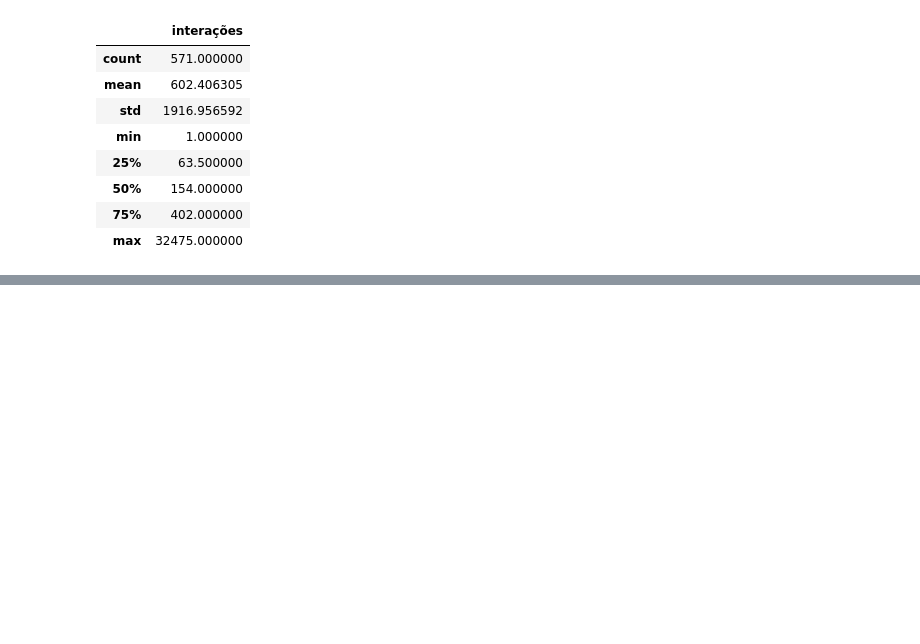
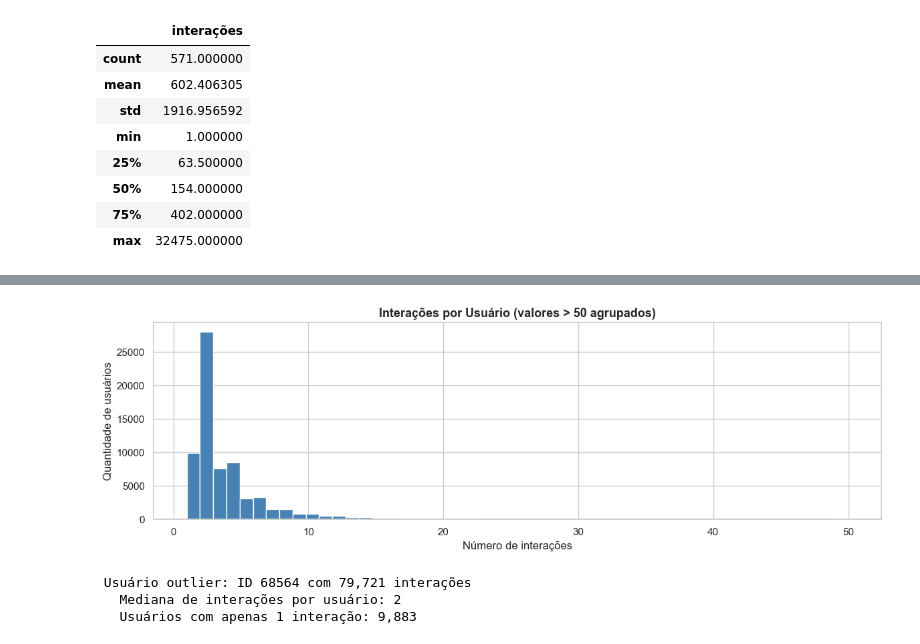
Before and after one commit to jjalmeidadev/spotlight, a Jupyter notebook: src/aad/tratamento-dados.ipynb, the cells around one changed output, grey strips where cells are left out. Drawn from its saved outputs; the diff is of its cells as text; code cells hidden in the pictures; blank space fills up the shorter version.

```diff
--- a/src/aad/tratamento-dados.ipynb
+++ b/src/aad/tratamento-dados.ipynb
@@ -124,0 +219,21 @@ Interações por espetáculo:
+# %%
+# Distribuição de interações por usuário
+fig, ax = plt.subplots(figsize=(12, 4))
+clipped = user_counts.clip(upper=50) # Limitar para visualização
+ax.hist(clipped, bins=50, color='steelblue', edgecolor='white')
+ax.set_title('Interações por Usuário (valores > 50 agrupados)', fontsize=13, fontweight='bold')
+ax.set_xlabel('Número de interações')
+ax.set_ylabel('Quantidade de usuários')
+plt.tight_layout()
+plt.savefig('interacoes_usuario.png', dpi=150, bbox_inches='tight')
+plt.show()
+
+outlier_user = user_counts.idxmax()
+print(f' Usuário outlier: ID {outlier_user} com {user_counts.max():,} interações')
+print(f'   Mediana de interações por usuário: {user_counts.median():.0f}')
+print(f'   Usuários com apenas 1 interação: {(user_counts == 1).sum():,}')
+# %% [output]
+[figure, added]
+ Usuário outlier: ID 68564 com 79,721 interações
+   Mediana de interações por usuário: 2
+   Usuários com apenas 1 interação: 9,883
```
Also changed, not shown: parts of 5 cells of this notebook, 3 other files.
